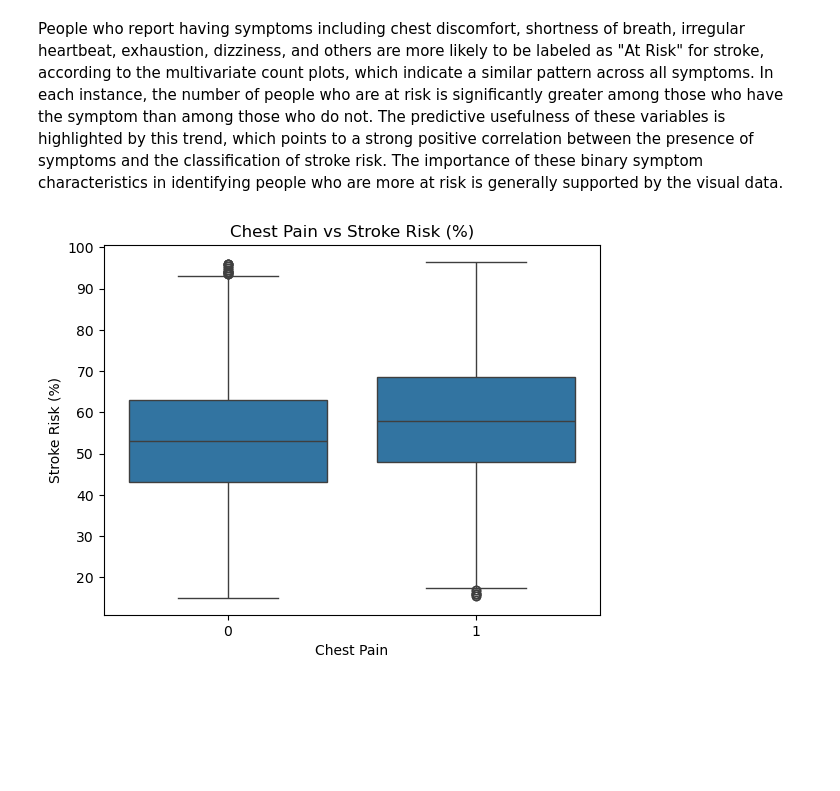
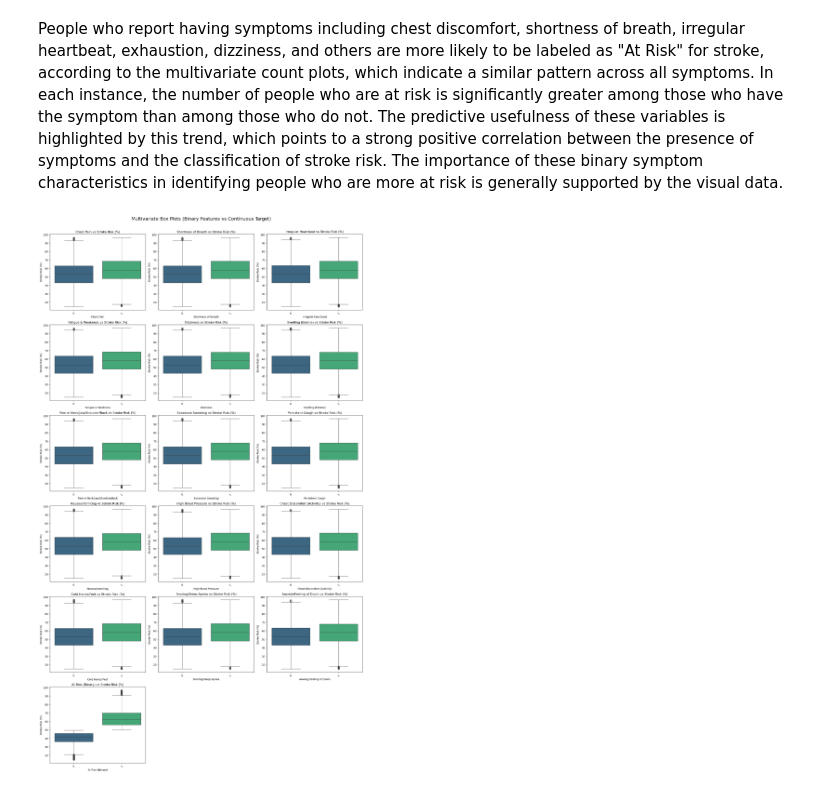
Before and after one commit to dev-ezzy/Stroke-prediction-, a Jupyter notebook: index.ipynb, the cells around one changed output. Drawn from its saved outputs; the diff is of its cells as text; code cells hidden in the pictures; blank space fills up the shorter version.

```diff
--- a/index.ipynb
+++ b/index.ipynb
@@ -239,16 +239,29 @@ multivariate_xcountplot_all(without_outliers)
 # %% [markdown]
 People who report having symptoms including chest discomfort, shortness of breath, irregular heartbeat, exhaustion, dizziness, and others are more likely to be labeled as "At Risk" for stroke, according to the multivariate count plots, which indicate a similar pattern across all symptoms.  In each instance, the number of people who are at risk is significantly greater among those who have the symptom than among those who do not.  The predictive usefulness of these variables is highlighted by this trend, which points to a strong positive correlation between the presence of symptoms and the classification of stroke risk.  The importance of these binary symptom characteristics in identifying people who are more at risk is generally supported by the visual data.
 # %%
-def multivariate_xcountplot(column, data):
-    sns.countplot(x = column, data = data,  hue= "At Risk (Binary)", palette= "bright");
-    plt.xticks(rotation = 45)
-    plt.legend(loc= "best")
+def multivariate_boxplot_all(data, target="Stroke Risk (%)"):
+    # Get all columns except the target
+    features = data.columns.drop(target)
+    max_cols = 3
+
+    # Filter for binary/categorical features
+    categorical_features = [col for col in features if data[col].nunique() <= 10 and data[col].dtype != 'object']
+
+    n = len(categorical_features)
+    n_rows = (n + max_cols - 1) // max_cols
+
+    plt.figure(figsize=(6 * max_cols, 5 * n_rows))
+
+    for i, col in enumerate(categorical_features, 1):
+        plt.subplot(n_rows, max_cols, i)
+        sns.boxplot(x=col, y=target, data=data, palette="viridis")
+        plt.title(f'{col} vs {target}')
+        plt.xticks(rotation=45)
+        plt.tight_layout()
+
+    plt.suptitle('Multivariate Box Plots (Binary Features vs Continuous Target)', fontsize=18, y=1.02)
+    plt.show()
-# %%
-import seaborn as sns
-import matplotlib.pyplot as plt
-
-sns.boxplot(x='Chest Pain', y='Stroke Risk (%)', data=without_outliers)
-plt.title('Chest Pain vs Stroke Risk (%)')
-plt.show()
-# %% [output]
-[figure, removed]
+# %%
+multivariate_boxplot_all(without_outliers)
+# %% [output]
+[figure, added]
```
Also changed, not shown: parts of 2 cells of this notebook.
